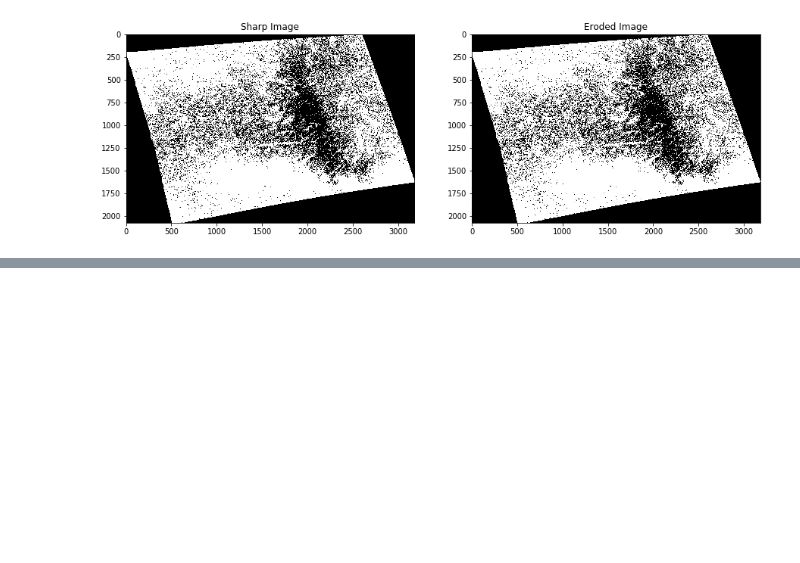
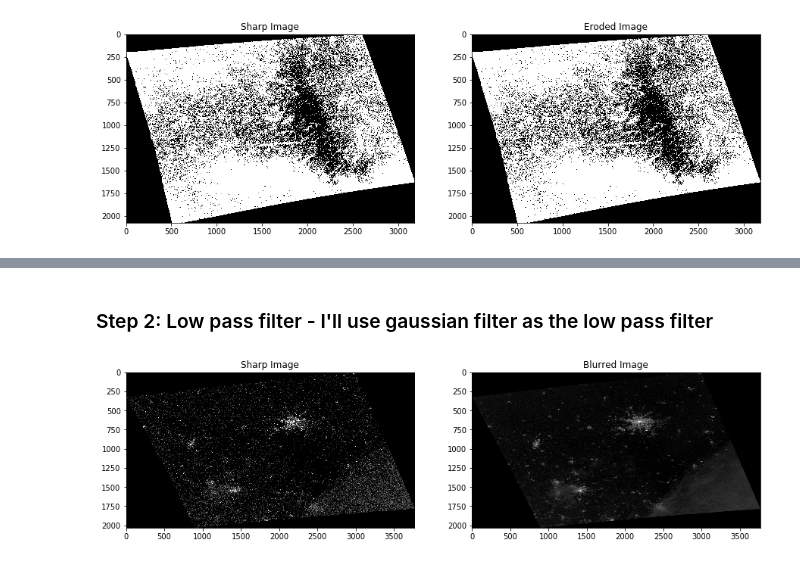
Before and after one commit to prabh27/cloud_detection, a Jupyter notebook: cloud_detection.ipynb, the cells around one changed output, grey strips where cells are left out. Saved outputs shown, nothing was run; the diff lists cells and outputs as text; code cells hidden in the pictures; blank space fills up the shorter version.

```diff
--- a/cloud_detection.ipynb
+++ b/cloud_detection.ipynb
@@ -198,0 +257,14 @@ ax2.title.set_text('Eroded Image')
+# %% [markdown]
+### Step 2: Low pass filter - I'll use gaussian filter as the low pass filter
+# %%
+blur = cv2.blur(sharp,(7,7))
+
+f = plt.figure(figsize=(15, 5))
+ax1 = f.add_subplot(121)
+ax2 = f.add_subplot(122)
+ax1.imshow(sharp)
+ax1.title.set_text('Sharp Image')
+ax2.imshow(blur)
+ax2.title.set_text('Blurred Image')
+# %% [output]
+[figure, added]
```
Also changed, not shown: parts of 21 cells of this notebook, 2 other files.
